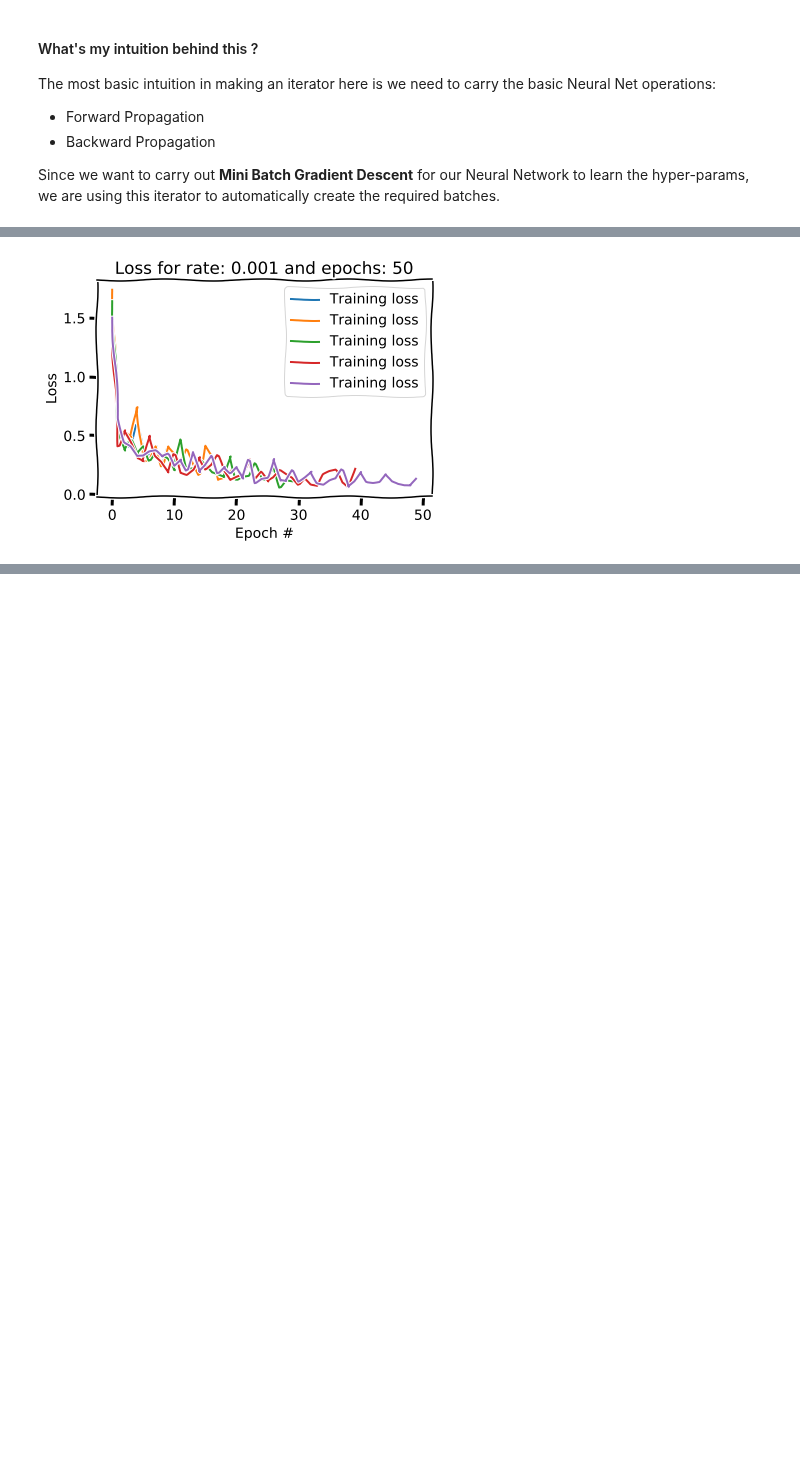
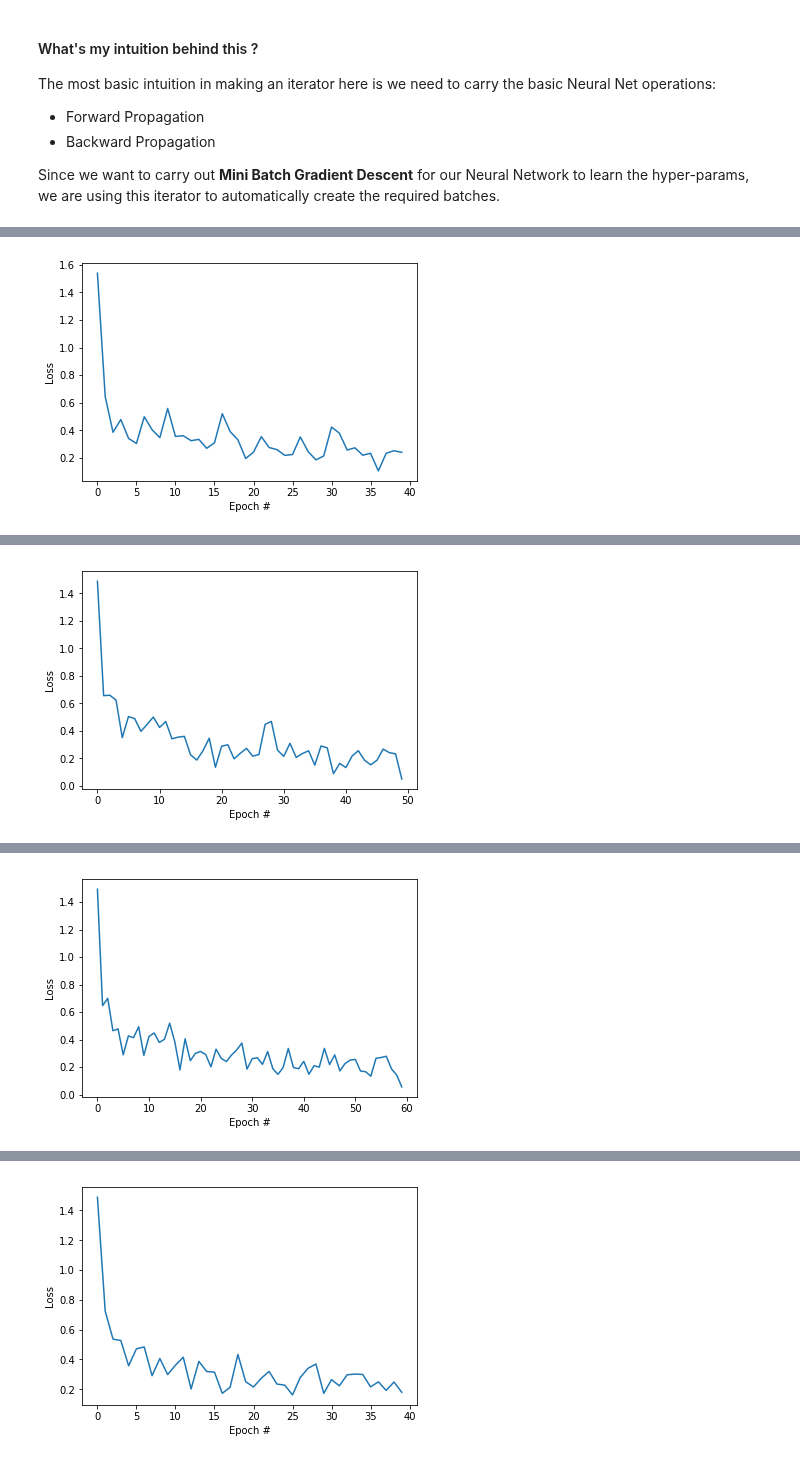
Before and after one commit to akshaysharma096/MIDAS_PROJECT, a Jupyter notebook: CV_PROBLEM/Image Classifier.ipynb, the cells around one changed output, grey strips where cells are left out. Saved outputs shown, nothing was run; the diff lists cells and outputs as text; code cells hidden in the pictures; blank space fills up the shorter version.

```diff
--- a/CV_PROBLEM/Image Classifier.ipynb
+++ b/CV_PROBLEM/Image Classifier.ipynb
@@ -340,4 +361,10 @@ As we will see the CNN architecture helps us to reduce overfitting and get the r
 # %%
+def weights_initialisation(m):
+    if isinstance(m, nn.Conv2d):
+        torch.nn.init.xavier_uniform_(m.weight)
+        if m.bias is not None:
+            torch.nn.init.zeros_(m.bias)
+
 class CNN(nn.Module):
     """
         CNN architecture:
@@ -347,20 +374,29 @@ class CNN(nn.Module):
         super(CNN, self).__init__()
         self.layer1 = nn.Sequential(
             nn.Conv2d(1, 16, kernel_size=5, padding=2),
+            # 16 is the number of channels
             nn.BatchNorm2d(16),
             nn.ReLU(),
             nn.MaxPool2d(2))
         self.layer2 = nn.Sequential(
-            nn.Conv2d(16, 32, kernel_size=6, padding=2),
+            nn.Conv2d(16, 32, kernel_size=5, padding=2),
             nn.BatchNorm2d(32),
             nn.ReLU(),
             nn.Dropout2d(p=0.5),
             nn.MaxPool2d(2))
-        self.fc = nn.Linear(7*7*32, 4)
+        self.layer3 = nn.Sequential(
+            nn.Conv2d(32, 32, kernel_size=5, padding=2),
+            nn.BatchNorm2d(32),
+            nn.ReLU(),
+            nn.Dropout2d(p=0.5),
+            nn.MaxPool2d(2))
+        # Number of classes is 4
+        self.fc = nn.Linear(3 * 3 * 32, 4)
 
     def forward(self, x):
         out = self.layer1(x)
         out = self.layer2(out)
+        out = self.layer3(out)
         out = out.view(out.size(0), -1)
         out = self.fc(out)
         return out
@@ -373,7 +463,6 @@ class ModelRunner:
         self.learning_rate = learning_rate
         self.epochs = epochs
         self.training_losses = []
-        self.validation_losses = []
 
     def initialise_model(self):
         self.model = CNN().cuda()
@@ -385,7 +474,7 @@ class ModelRunner:
         print("-------Running Model, with rate: {0} and epochs: {1} -------".format(self.learning_rate, self.epochs))
         for epoch in range(self.epochs):
             for i, (images, labels) in enumerate(trainloader):
-                images = Variable(images.cuda().float())
+                images = Variable(images.to(device).float())
                 labels = Variable(labels.cuda())
                 self.optimizer.zero_grad()
                 outputs = self.model(images)
@@ -398,31 +487,24 @@ class ModelRunner:
                     print('Epoch : %d/%d, Iter : %d/%d, Training Loss: %.4f'
                        %(epoch+1, self.epochs, i+1, len(train_dataset)//batch_size, loss.data.item()))
 
-        for i, (images, labels) in enumerate(validationloader):
-            with torch.no_grad():
-                images = Variable(images.cuda().float())
-                labels = Variable(labels.cuda())
-                outputs = self.model(images)
-                loss = self.criterion(outputs, labels)
-                self.validation_losses.append(loss.data.item())
         self.plot_losses()
         print("\n \n")
         return self.model
 
     def plot_losses(self):
-        plt.xkcd()
         plt.xlabel('Epoch #')
         plt.ylabel('Loss')
-        plt.plot(self.training_losses[::100], label="Training loss")
-        plt.legend()
-        plt.title("Loss for rate: {0} and epochs: {1}".format(self.learning_rate, self.epochs))
+        plt.plot(self.training_losses[::100])
+        plt.show()
 # %%
-# Search over the hyper-params.
+"""
+    Doing a grid search over possible learning rates as well as epochs.
+"""
 models = []
-learning_rates = [0.001]
+learning_rates = [1e-3, 3e-3, 5e-3]
+epochs = [40, 50, 60]
 for rate in learning_rates:
-    epochs = [10, 20, 30, 40, 50]
     for epoch in epochs:
         runner = ModelRunner(rate, epoch)
-        models.append(runner.run_model())
+        models.append({"model": runner.run_model(), "rate":rate, "epoch": epoch})
 # %% [output]
@@ -446 +528 @@ Epoch : 50/50, Iter : 100/125, Training Loss: 0.0878
-[figure, old version]
+[figure, new version]
@@ -446,0 +546 @@ Epoch : 50/50, Iter : 100/125, Training Loss: 0.0878
+[figure, added]
@@ -446,0 +564 @@ Epoch : 50/50, Iter : 100/125, Training Loss: 0.0878
+[figure, added]
@@ -446,0 +582 @@ Epoch : 50/50, Iter : 100/125, Training Loss: 0.0878
+[figure, added]
```
Also changed, not shown: parts of 25 cells of this notebook.
